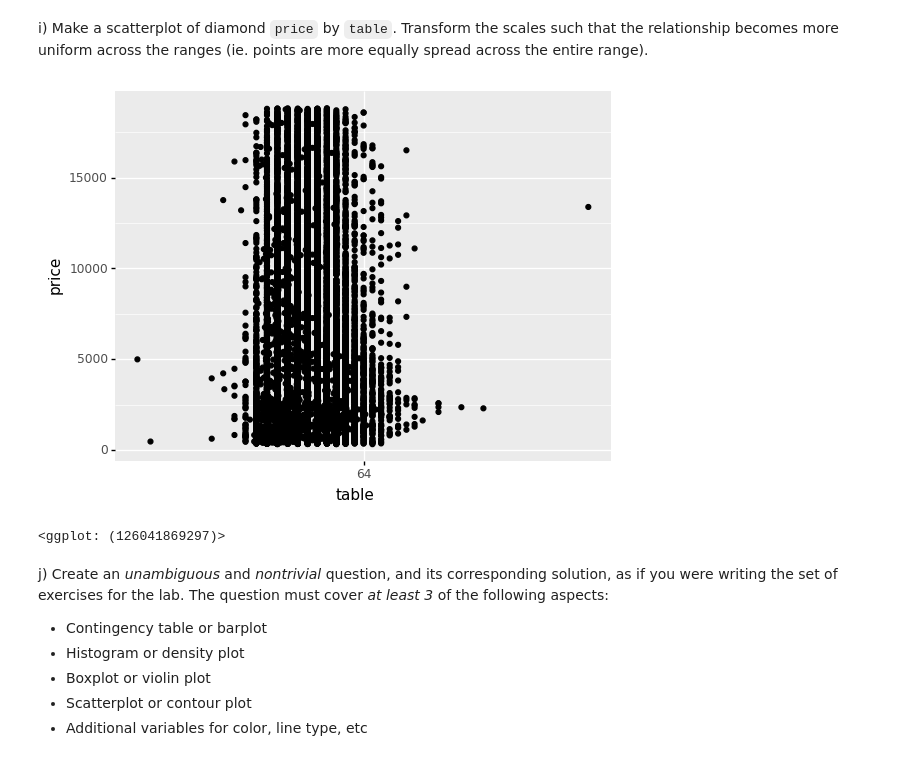
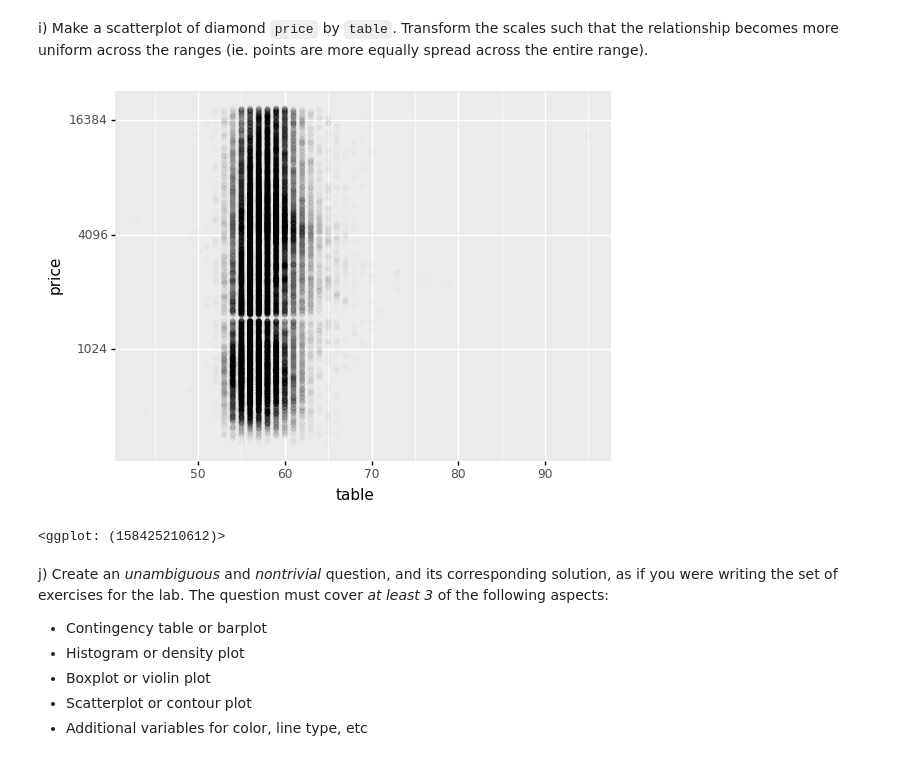
Before and after one commit to Gogonemnem/tu-delft-assignments, a Jupyter notebook: assignment3/eda.exercises_b.ipynb, the cells around one changed output. Drawn from its saved outputs; the diff is of its cells as text; code cells hidden in the pictures.

```diff
--- a/assignment3/eda.exercises_b.ipynb
+++ b/assignment3/eda.exercises_b.ipynb
@@ -130,15 +139,16 @@ i) Make a scatterplot of diamond `price` by `table`. Transform the scales such t
 # %%
 # ggplot(diamonds, aes('price')) + \
 #     geom_histogram()
 
 # ggplot(diamonds, aes('table')) + \
 #     geom_histogram()
 
 ggplot(diamonds, aes('table', 'price')) + \
-    geom_point()
+    geom_point(alpha = 0.01) + \
+    scale_y_continuous(trans='log2')
 # %% [output]
-[figure, old version]
+[figure, new version]
-<ggplot: (126041869297)>
+<ggplot: (158425210612)>
 # %% [markdown]
 j) Create an _unambiguous_ and _nontrivial_ question, and its corresponding solution, as if you were writing the set of exercises for the lab. The question must cover _at least 3_ of the following aspects:
 
```
Also changed, not shown: parts of 11 cells of this notebook.
